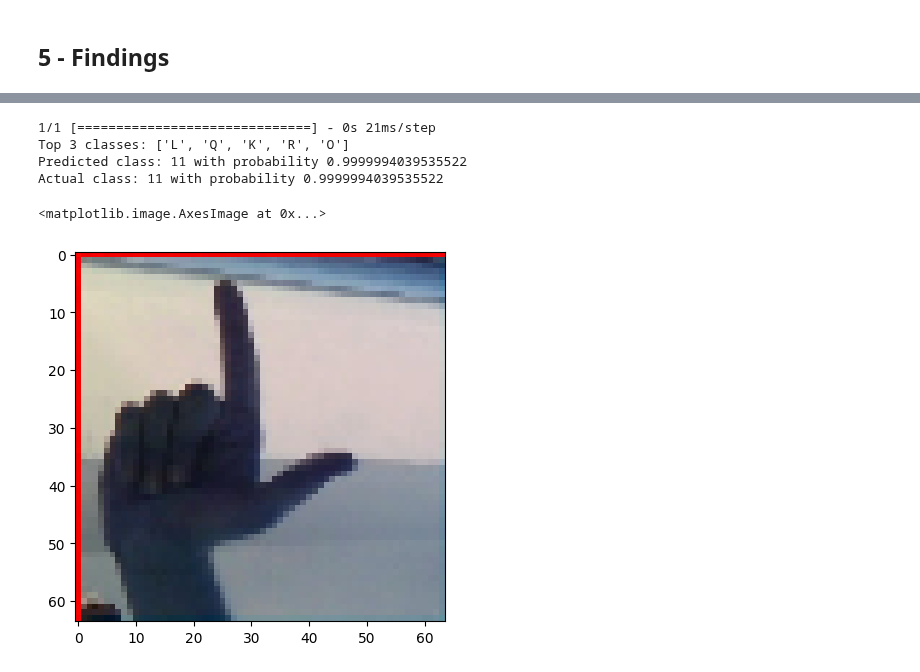
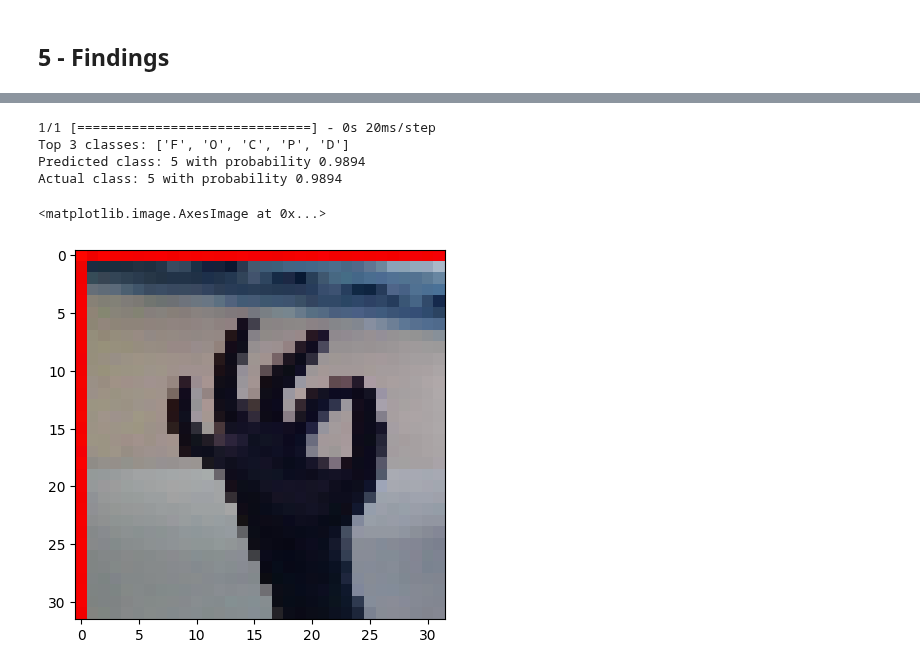
Before and after one commit to Joeshmoe03/ASL-classification, a Jupyter notebook: end_to_end.ipynb, the cells around one changed output, grey strips where cells are left out. Cells and saved outputs as stored; diff of their text form; code cells hidden in the pictures.

```diff
--- a/end_to_end.ipynb
+++ b/end_to_end.ipynb
@@ -416,11 +353,12 @@ Here we use a function under `util/directory.py` to initialize a directory named
 # %% [markdown]
 ## **5 - Findings**
 # %%
-import tensorflow as tf
 from model.simpleModel import ConvNet3
+from model.vgg import Vgg16
 
 # Create an instance of your class-based model
-model = ConvNet3(num_classes=29, input_shape=(64, 64, 3))
+#model = ConvNet3(num_classes=29, input_shape=(64, 64, 3))
+model = Vgg16(32, 'rgb', num_classes=29)
 
 # Debugged building: https://stackoverflow.com/questions/59356410/tensorflow-2-0-build-function
 # for an explanation of why you need to call .build() before loading weights.
@@ -429,6 +367,9 @@ model.build((None, 64, 64, 3))
 # Display the model summary to show the architecture
 model.summary()
 
+convnet3 = os.path.join('temp', 'convnet3_adam_categorical_crossentropy_lr0.001_mo9e-06_rs9964', 'convnet3.h5')
+vgg = os.path.join('temp', 'vgg_adam_categorical_crossentropy_lr0.001_mo9e-06_rs9932', 'vgg.h5')
+
 # Load the weights into the model
-model.load_weights('temp\convnet3_adam_categorical_crossentropy_lr0.001_mo9e-06_rs9964\convnet3.h5')
+model.load_weights(vgg)
 # %% [output]
@@ -513,36 +455,36 @@ plt.show()
 # %%
 import cv2
-letter = 'L'
+letter = 'F'
 
 # retrieve the label
 label = class_names.index(letter)
 
 test_img = cv2.imread(f'data/asl_alphabet_test/asl_alphabet_test/{letter}_test.jpg')
 
 # resize the image and preprocess it
-test_img = cv2.resize(test_img, (64, 64), interpolation=cv2.INTER_NEAREST)
+test_img = cv2.resize(test_img, img_size, interpolation=cv2.INTER_NEAREST)
 
 # rescale
 test_img = test_img / 255.0
 
 #test_img = tf.image.convert_image_dtype(test_img, tf.float32)
 test_img = np.expand_dims(test_img, axis=0)
 
 prediction = model.predict(test_img)
 predicted_class = np.argmax(prediction)
 
 # top 3 predictions
 top_3 = np.argsort(prediction[0])[-5:][::-1]
 print(f"Top 3 classes: {[label_map.get(i) for i in top_3]}")
-print(f"Predicted class: {predicted_class} with probability {prediction[0][predicted_class]}")
-print(f"Actual class: {label} with probability {prediction[0][label]}")
+print(f"Predicted class: {predicted_class} with probability {str(round(prediction[0][predicted_class], ndigits=4))}")
+print(f"Actual class: {label} with probability {str(round(prediction[0][label], ndigits=4))}")
 
 # plot the image
 plt.imshow(test_img.squeeze())
 # %% [output]
-1/1 [==============================] - 0s 21ms/step
-Top 3 classes: ['L', 'Q', 'K', 'R', 'O']
-Predicted class: 11 with probability 0.9999994039535522
-Actual class: 11 with probability 0.9999994039535522
+1/1 [==============================] - 0s 20ms/step
+Top 3 classes: ['F', 'O', 'C', 'P', 'D']
+Predicted class: 5 with probability 0.9894
+Actual class: 5 with probability 0.9894
 <matplotlib.image.AxesImage at 0x...>
-[figure, old version]
+[figure, new version]
```
Also changed, not shown: parts of 14 cells of this notebook, 5 other files.
